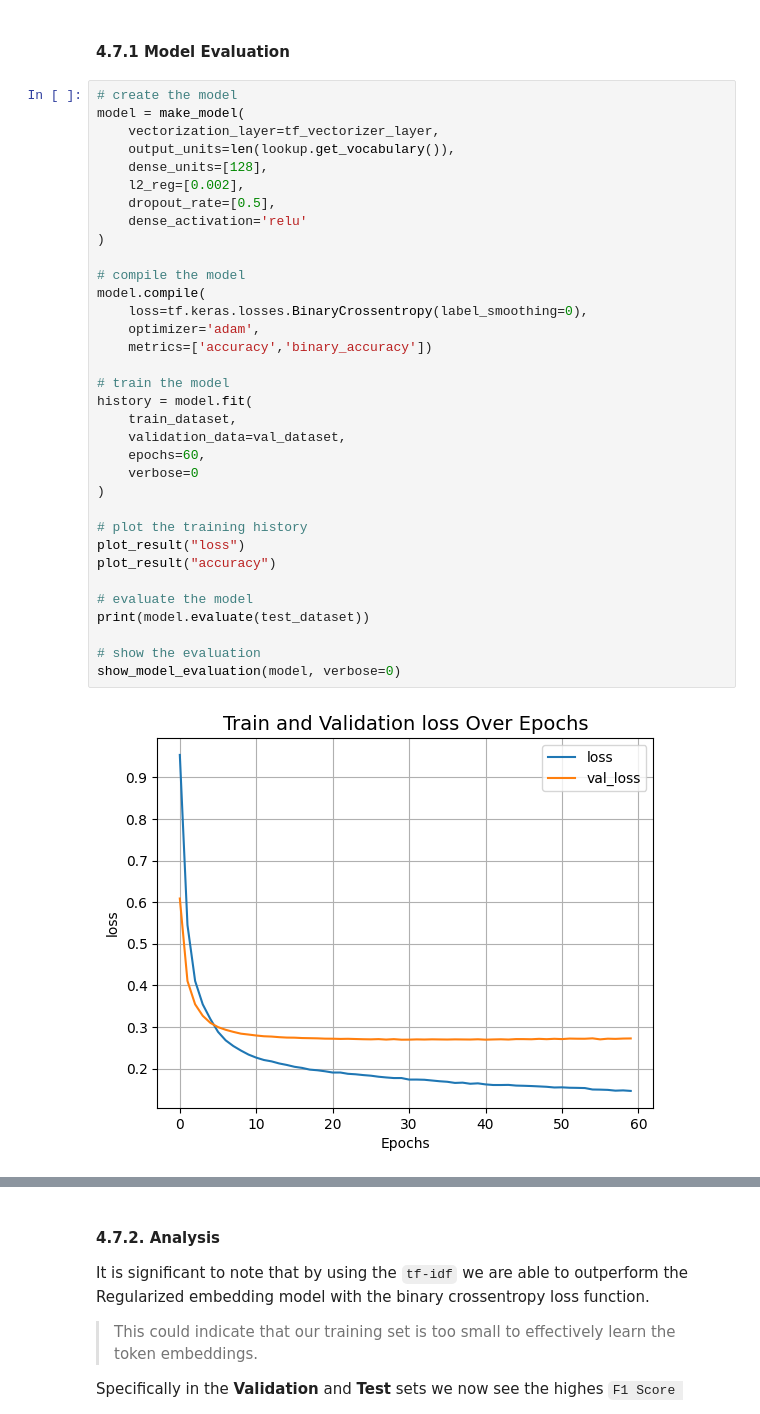
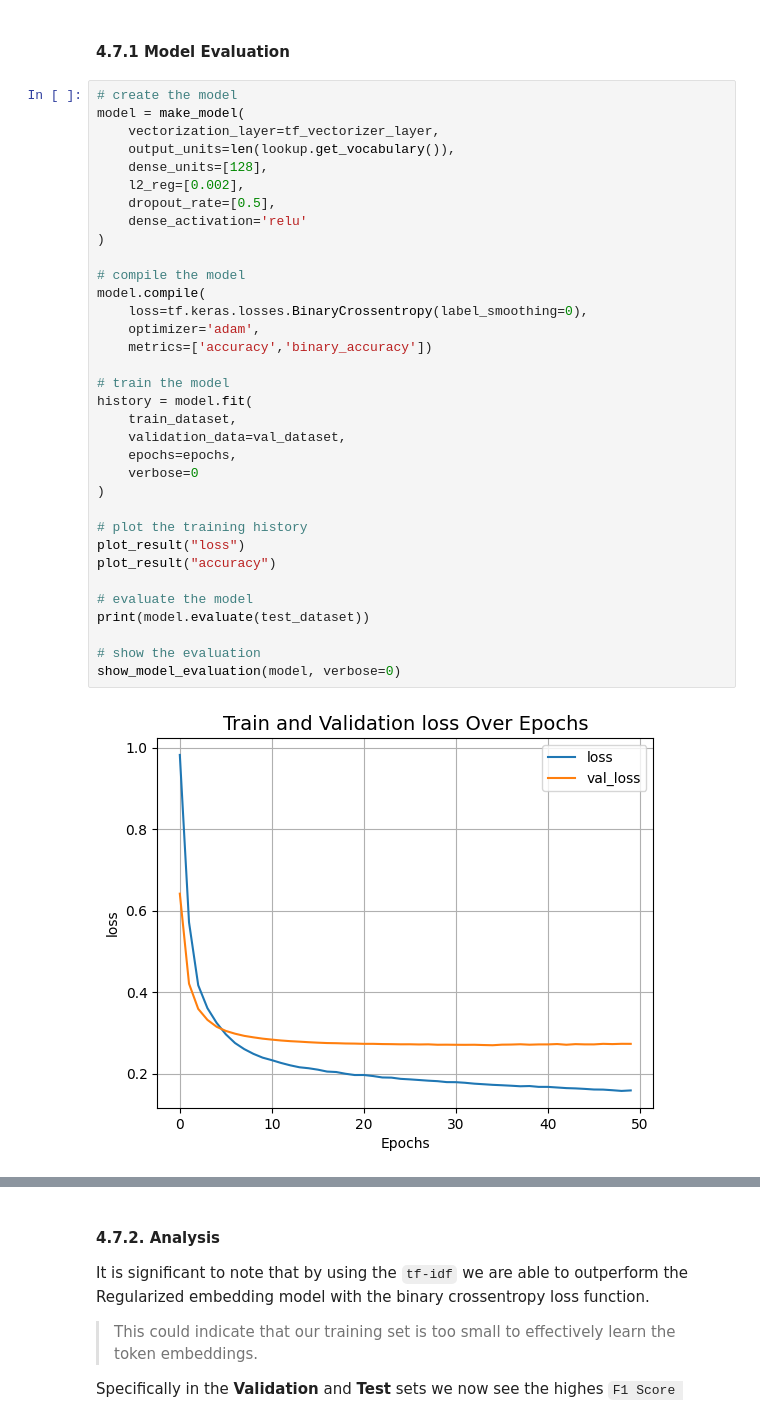
Before and after one commit to JohnnyFoulds/multi-intent-classification, a Jupyter notebook: notebooks/02_multiclass_model/02-02_modeling.ipynb, the cells around one changed output, grey strips where cells are left out. Saved outputs shown, nothing was run; the diff lists cells and outputs as text.

```diff
--- a/notebooks/02_multiclass_model/02-02_modeling.ipynb
+++ b/notebooks/02_multiclass_model/02-02_modeling.ipynb
@@ -1429,32 +1430,32 @@ model = make_model(
     output_units=len(lookup.get_vocabulary()),
     dense_units=[128],
     l2_reg=[0.002],
     dropout_rate=[0.5],
     dense_activation='relu'
 )
 
 # compile the model
 model.compile(
     loss=tf.keras.losses.BinaryCrossentropy(label_smoothing=0),
     optimizer='adam',
     metrics=['accuracy','binary_accuracy'])
 
 # train the model
 history = model.fit(
     train_dataset,
     validation_data=val_dataset,
-    epochs=60,
+    epochs=epochs,
     verbose=0
 )
 
 # plot the training history
 plot_result("loss")
 plot_result("accuracy")
 
 # evaluate the model
 print(model.evaluate(test_dataset))
 
 # show the evaluation
 show_model_evaluation(model, verbose=0)
 # %% [output]
-[figure, old version]
+[figure, new version]
```
Also changed, not shown: parts of 28 cells of this notebook, 1 other file.
